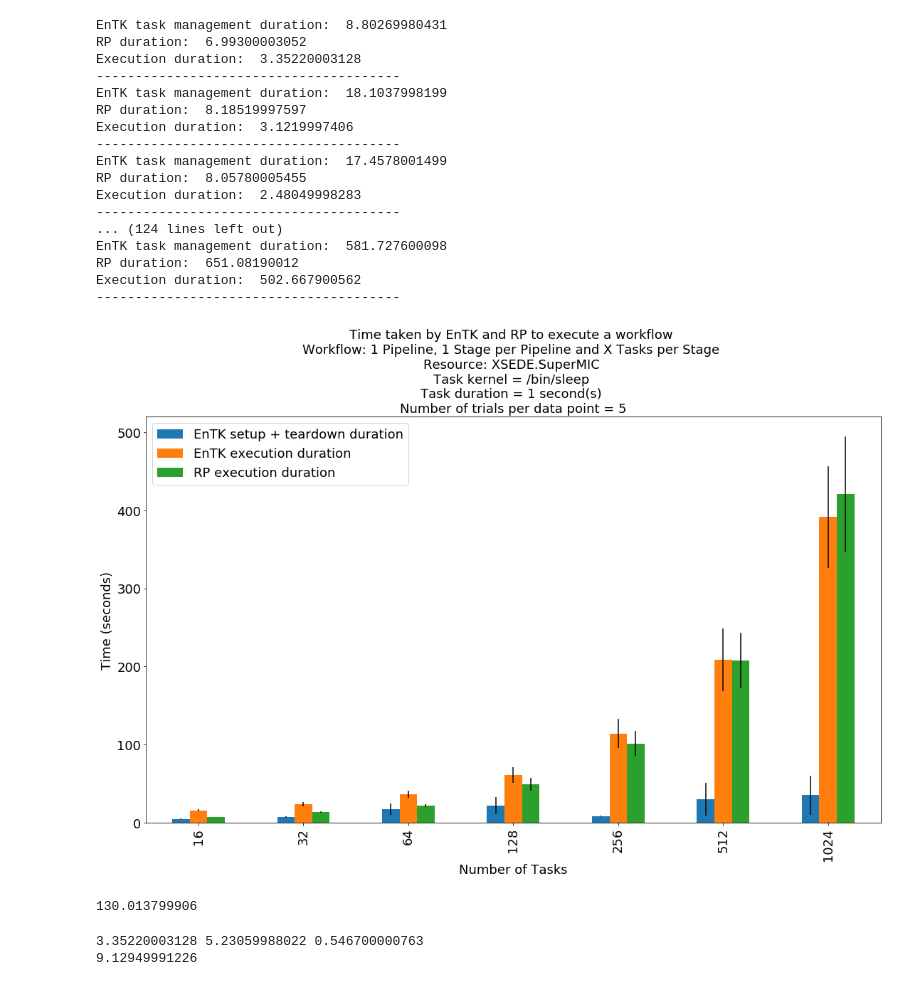
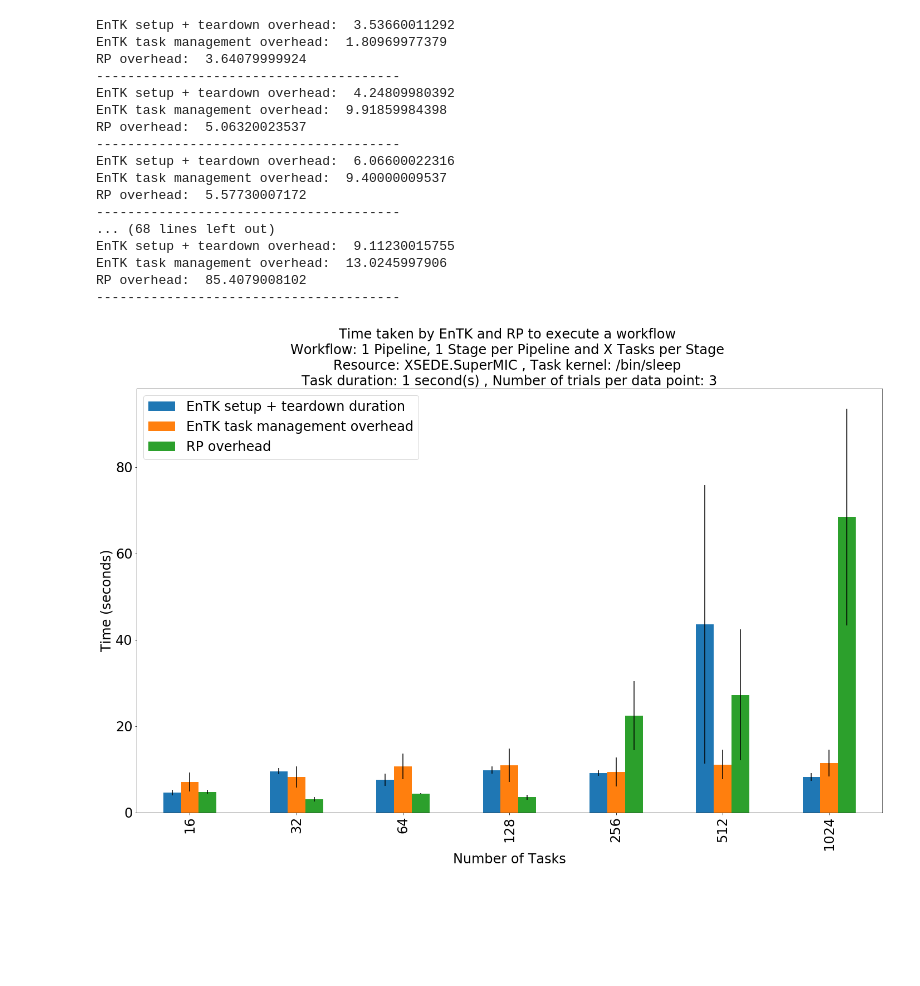
Before and after one commit to radical-experiments/entk-experiments, a Jupyter notebook: exp-5-2-2-4/notebook/plotme.ipynb, the cells around one changed output. Drawn from its saved outputs; the diff is of its cells as text; code cells hidden in the pictures; blank space fills up the shorter version.

Commit message:
changes to plotting scripts

```diff
--- a/exp-5-2-2-4/notebook/plotme.ipynb
+++ b/exp-5-2-2-4/notebook/plotme.ipynb
@@ -16,10 +16,10 @@ os.environ['RADICAL_PILOT_DBURL'] = 'mongodb://user:user@ds153652.mlab.com:53652
 %matplotlib inline
 # %%
 # Constants
-tasks_list = [16,32,64,128,256,512,1024]
-trials=5
+tasks_list = [16,32,64,128, 256, 512, 1024]
+trials=3
 data_loc = '../raw_data'
-FONTSIZE=18
+FONTSIZE=24
 # %%
 # Generate task uids
 
@@ -31,8 +31,8 @@ def get_task_uids(num_tasks):
 
     return task_uids
 # %%
-df = pd.DataFrame(columns=['EnTK setup + teardown duration', 'EnTK execution duration', 'RP execution duration'])
-df_err = pd.DataFrame(columns=['EnTK setup + teardown duration', 'EnTK execution duration', 'RP execution duration'])
+df = pd.DataFrame(columns=['EnTK setup + teardown duration', 'EnTK task management overhead', 'RP overhead'])
+df_err = pd.DataFrame(columns=['EnTK setup + teardown duration', 'EnTK task management overhead', 'RP overhead'])
 
 for tasks in tasks_list:
 
@@ -52,12 +52,13 @@ for tasks in tasks_list:
 
         p = Profiler(src = '{0}/tasks-{1}-trial-{2}/'.format(data_loc,tasks, t))
 
-        task_uids = get_task_uids(16)
+        task_uids = get_task_uids(tasks)
 
         entk_dur = p.duration(task_uids, states=['SCHEDULING', 'DONE'])
 
         rp_dur = units.duration([rp.UMGR_SCHEDULING_PENDING, rp.DONE])
         exec_dur = units.duration([rp.AGENT_EXECUTING, rp.AGENT_STAGING_OUTPUT_PENDING])
+
 
         # Time taken in appmanager to rreq function call
         entk_core_1 = p.duration('radical.entk.appmanager.0000', events=['create amgr obj', 'init rreq submission'])
@@ -82,16 +83,16 @@ for tasks in tasks_list:
         entk_task_overhead = entk_dur - rp_dur
         rp_overhead = rp_dur - exec_dur
 
-        #print 'EnTK setup + teardown overhead: ', entk_setup_teardown_dur
-        print 'EnTK task management duration: ', entk_dur
-        print 'RP duration: ', rp_dur
-        print 'Execution duration: ', exec_dur
+        print 'EnTK setup + teardown overhead: ', entk_setup_teardown_dur
+        print 'EnTK task management overhead: ', entk_task_overhead
+        print 'RP overhead: ', rp_overhead
+        #print 'Execution duration: ', exec_dur
         #print 'Trial: ', t
         print '---------------------------------------'
 
         entk_setup_teardown_list.append(entk_setup_teardown_dur)
-        entk_task_overhead_list.append(entk_dur)
-        rp_overhead_list.append(rp_dur)
+        entk_task_overhead_list.append(entk_task_overhead)
+        rp_overhead_list.append(rp_overhead)
 
     df.loc[tasks] = [np.mean(entk_setup_teardown_list),
                      np.mean(entk_task_overhead_list),
@@ -101,60 +102,41 @@ for tasks in tasks_list:
                      np.std(entk_task_overhead_list)/sqrt(trials),
                      np.std(rp_overhead_list)/sqrt(trials)]
 # %% [output]
-EnTK task management duration:  8.80269980431
-RP duration:  6.99300003052
-Execution duration:  3.35220003128
+EnTK setup + teardown overhead:  3.53660011292
+EnTK task management overhead:  1.80969977379
+RP overhead:  3.64079999924
 ---------------------------------------
-EnTK task management duration:  18.1037998199
-RP duration:  8.18519997597
-Execution duration:  3.1219997406
+EnTK setup + teardown overhead:  4.24809980392
+EnTK task management overhead:  9.91859984398
+RP overhead:  5.06320023537
 ---------------------------------------
-EnTK task management duration:  17.4578001499
-RP duration:  8.05780005455
-Execution duration:  2.48049998283
+EnTK setup + teardown overhead:  6.06600022316
+EnTK task management overhead:  9.40000009537
+RP overhead:  5.57730007172
 ---------------------------------------
-... (124 lines left out)
-EnTK task management duration:  581.727600098
-RP duration:  651.08190012
-Execution duration:  502.667900562
+... (68 lines left out)
+EnTK setup + teardown overhead:  9.11230015755
+EnTK task management overhead:  13.0245997906
+RP overhead:  85.4079008102
 ---------------------------------------
 # %%
 ax = df.plot(kind='bar',
              yerr=df_err,
              fontsize=FONTSIZE,
              title=  'Time taken by EnTK and RP to execute a workflow \n'+
                      'Workflow: 1 Pipeline, 1 Stage per Pipeline and X Tasks per Stage \n'+
-                     'Resource: XSEDE.SuperMIC \n'+
-                     'Task kernel = /bin/sleep \n'+
-                     'Task duration = 1 second(s) \n'+
-                     'Number of trials per data point = %s'%trials)
+                     'Resource: XSEDE.SuperMIC , Task kernel: /bin/sleep \n'+
+                     'Task duration: 1 second(s) , Number of trials per data point: %s'%trials)
 
 ax.set_xlabel('Number of Tasks', fontsize=FONTSIZE)
 ax.set_ylabel('Time (seconds)', fontsize=FONTSIZE)
 ax.set_title(ax.get_title(), fontsize=FONTSIZE)
 
 plt.legend(fontsize=FONTSIZE, loc='upper left')
 
 fig = plt.gcf()
-fig.set_size_inches(18.5, 10.5)
+fig.set_size_inches(24, 14)
 fig.savefig('../plots/entk_rp_overheads_varying_tasks_sleep_kernel_supermic.pdf', dpi=100)
 fig.savefig('../plots/entk_rp_overheads_varying_tasks_sleep_kernel_supermic.png', dpi=100)
 # %% [output]
-[figure, old version]
+[figure, new version]
-# %%
-duration_exec = units.duration([rp.AGENT_EXECUTING, rp.AGENT_STAGING_OUTPUT_PENDING])
-
-before_exec = units.duration([rp.UMGR_SCHEDULING_PENDING, rp.AGENT_EXECUTING])
-after_exec = units.duration([rp.AGENT_STAGING_OUTPUT_PENDING, rp.DONE])
-
-total = units.duration([rp.UMGR_SCHEDULING_PENDING, rp.DONE])
-print total
-# %% [output]
-130.013799906
-# %%
-print duration_exec, before_exec, after_exec
-total_from_rp = duration_exec + before_exec + after_exec
-print total_from_rp
-# %% [output]
-3.35220003128 5.23059988022 0.546700000763
-9.12949991226
```
Also changed, not shown: 2 other files.
